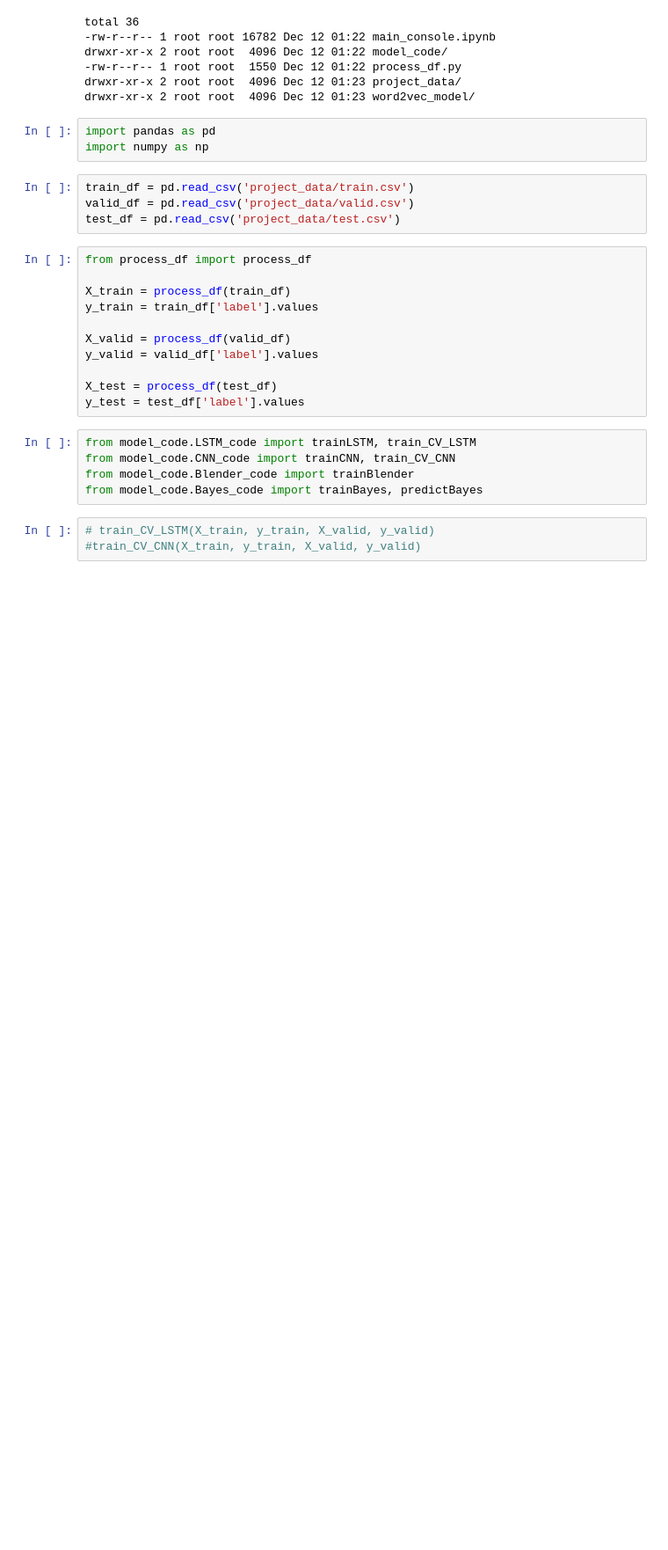
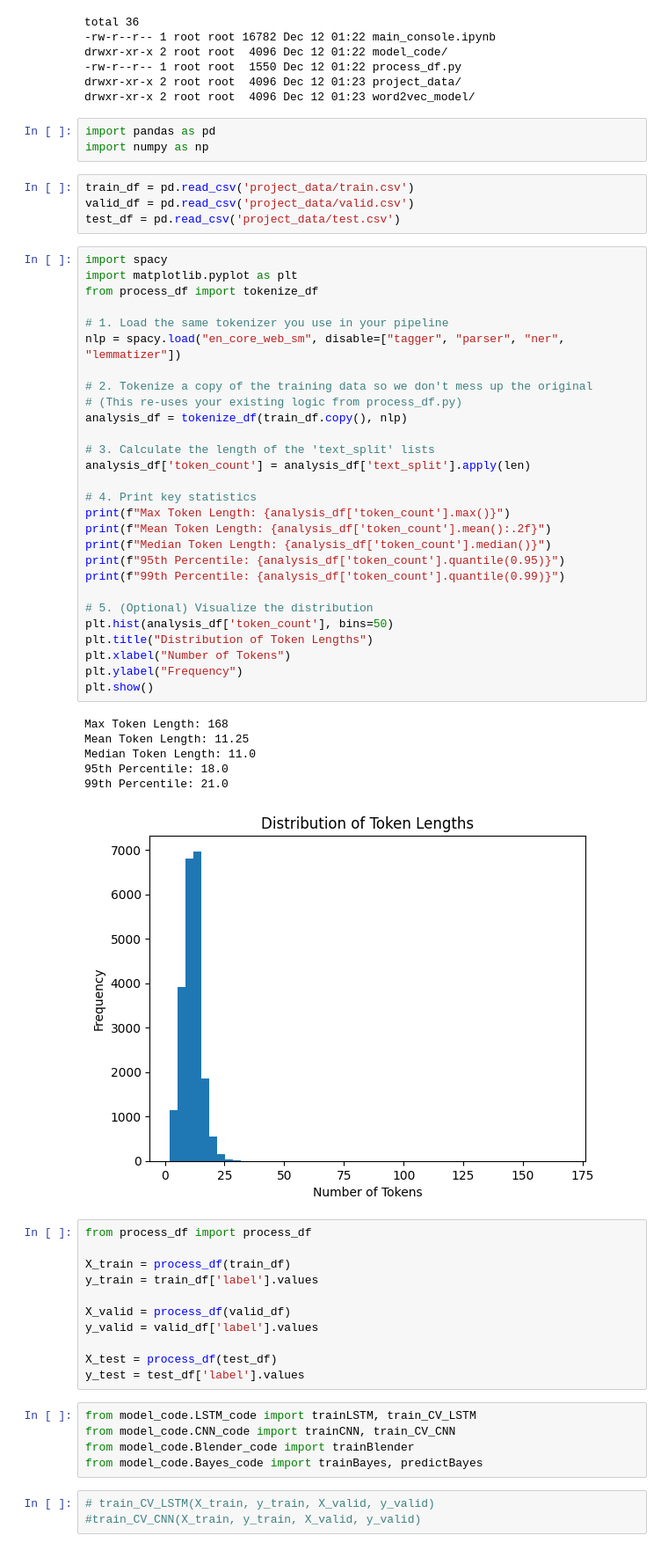
Before and after one commit to AleksL04/ML-Project, a Jupyter notebook: main_console.ipynb, the cells around one changed output. Shown: that part at 88% size. Drawn from its saved outputs; the diff is of its cells as text; blank space fills up the shorter version.

```diff
--- a/main_console.ipynb
+++ b/main_console.ipynb
@@ -38,6 +38,41 @@ import numpy as np
 train_df = pd.read_csv('project_data/train.csv')
 valid_df = pd.read_csv('project_data/valid.csv')
 test_df = pd.read_csv('project_data/test.csv')
+# %%
+import spacy
+import matplotlib.pyplot as plt
+from process_df import tokenize_df
+
+# 1. Load the same tokenizer you use in your pipeline
+nlp = spacy.load("en_core_web_sm", disable=["tagger", "parser", "ner", "lemmatizer"])
+
+# 2. Tokenize a copy of the training data so we don't mess up the original
+# (This re-uses your existing logic from process_df.py)
+analysis_df = tokenize_df(train_df.copy(), nlp)
+
+# 3. Calculate the length of the 'text_split' lists
+analysis_df['token_count'] = analysis_df['text_split'].apply(len)
+
+# 4. Print key statistics
+print(f"Max Token Length: {analysis_df['token_count'].max()}")
+print(f"Mean Token Length: {analysis_df['token_count'].mean():.2f}")
+print(f"Median Token Length: {analysis_df['token_count'].median()}")
+print(f"95th Percentile: {analysis_df['token_count'].quantile(0.95)}")
+print(f"99th Percentile: {analysis_df['token_count'].quantile(0.99)}")
+
+# 5. (Optional) Visualize the distribution
+plt.hist(analysis_df['token_count'], bins=50)
+plt.title("Distribution of Token Lengths")
+plt.xlabel("Number of Tokens")
+plt.ylabel("Frequency")
+plt.show()
+# %% [output]
+Max Token Length: 168
+Mean Token Length: 11.25
+Median Token Length: 11.0
+95th Percentile: 18.0
+99th Percentile: 21.0
+[figure, added]
 # %%
 from process_df import process_df
 
```
Also changed, not shown: parts of 3 cells of this notebook, 1 other file.
